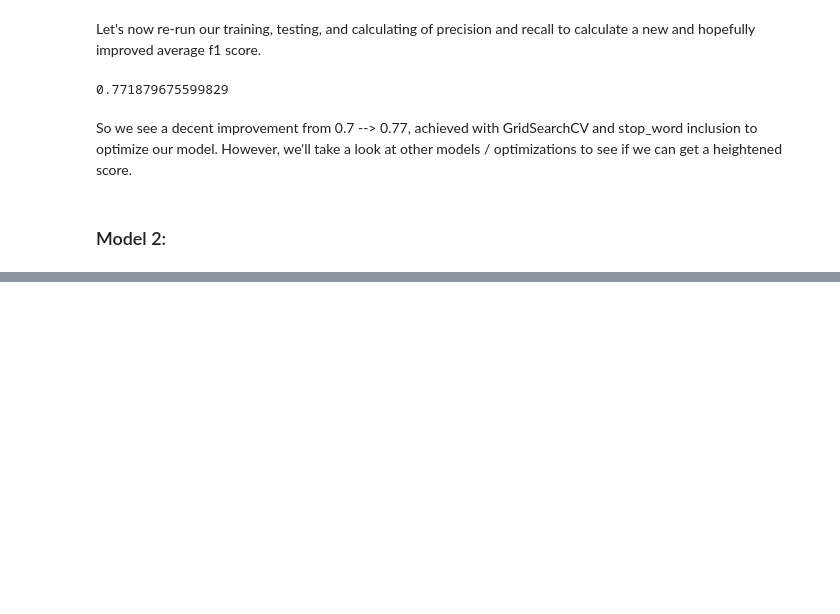
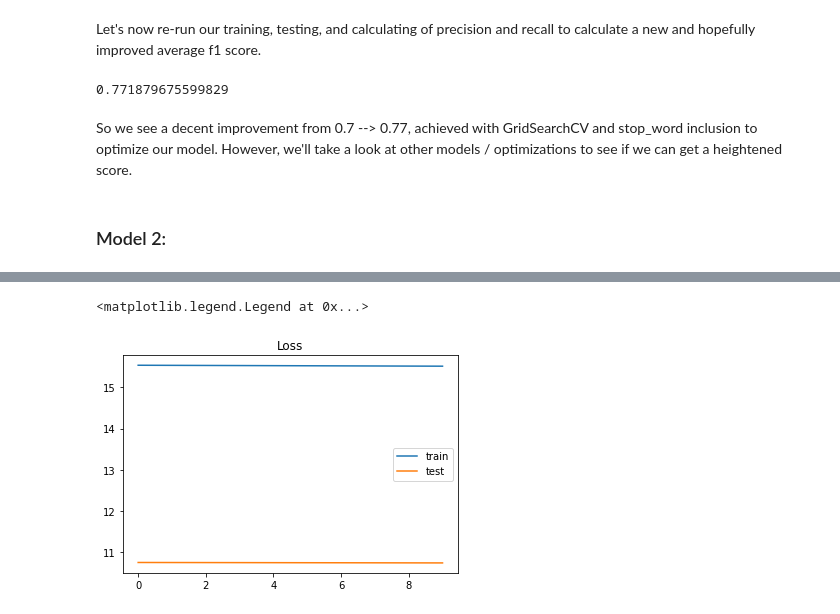
Before and after one commit to gprasad125/lign167_finalproject, a Jupyter notebook: Copy_of_Project_Tester.ipynb, the cells around one changed output, grey strips where cells are left out. Cells and saved outputs as stored; diff of their text form; code cells hidden in the pictures; blank space fills up the shorter version.

```diff
--- a/Copy_of_Project_Tester.ipynb
+++ b/Copy_of_Project_Tester.ipynb
@@ -403,0 +427,7 @@ None
+# %%
+X = tokenizer.texts_to_sequences(combined['Quote'].values)
+X = pad_sequences(X, maxlen=MAX_SEQUENCE_LENGTH)
+
+X = X / len(word_index)
+
+y = combined.drop(columns = ['Author', 'Quote'])
@@ -403,0 +438,8 @@ None
+# %%
+X_train, X_test, Y_train, Y_test = train_test_split(X,y, test_size = 0.25, random_state = 42)
+
+Y_train = np.asarray(Y_train)
+Y_test = np.asarray(Y_test)
+
+print(X_train.shape,Y_train.shape)
+print(X_test.shape,Y_test.shape)
@@ -403,0 +449,10 @@ None
+# %%
+model = Sequential()
+model.add(Embedding(MAX_NB_WORDS, EMBEDDING_DIM, input_length=X.shape[1]))
+model.add(LSTM(100, dropout=0.1, recurrent_dropout=0.1))
+model.add(Dense(len(y.columns), activation='softmax'))
+model.add(Dense(len(y.columns), activation='sigmoid'))
+
+opt = SGD(lr=0.3)
+model.compile(loss='categorical_crossentropy', optimizer = opt, metrics=['accuracy'])
+print(model.summary())
@@ -404,6 +478,4 @@ None
 # %%
-epochs = 5
-batch_size = 64
-
-history = model.fit(x_train, y_train, epochs=epochs, batch_size=batch_size)
+epochs = 10
+history = model.fit(X_train, Y_train, epochs = epochs, validation_split = 0.3)
 # %% [output]
@@ -411,0 +508,8 @@ InvalidArgumentError: ignored
+# %%
+plt.title('Loss')
+plt.plot(history.history['loss'], label='train')
+plt.plot(history.history['val_loss'], label='test')
+plt.legend()
+# %% [output]
+<matplotlib.legend.Legend at 0x...>
+[figure, added]
```
Also changed, not shown: parts of 19 cells of this notebook.
